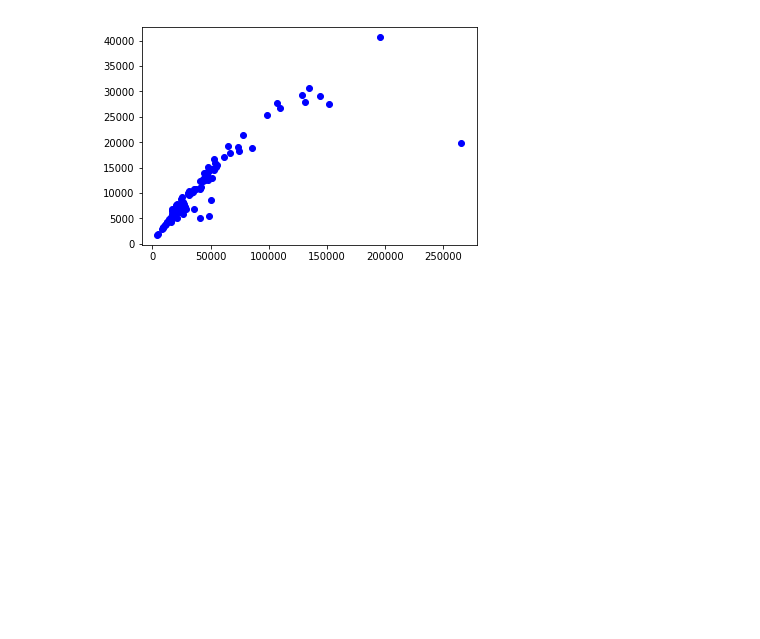
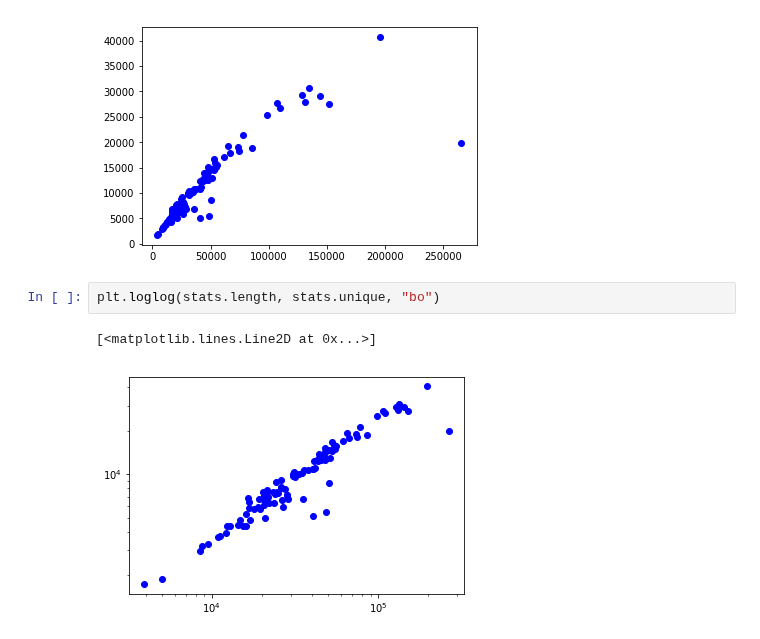
Before and after one commit to udaytak/Edx_PythonForResearch, a Jupyter notebook: 3_2 Case Study - Language Processing.ipynb, the cells around one changed output. Cells and saved outputs as stored; diff of their text form; blank space fills up the shorter version.

Commit message:
3.2.6 Plotting book Statistics

```diff
--- a/3_2 Case Study - Language Processing.ipynb
+++ b/3_2 Case Study - Language Processing.ipynb
@@ -421,3 +421,8 @@ plt.plot(stats.length, stats.unique, "bo")
 # %% [output]
 [<matplotlib.lines.Line2D at 0x...>]
 [figure]
+# %%
+plt.loglog(stats.length, stats.unique, "bo")
+# %% [output]
+[<matplotlib.lines.Line2D at 0x...>]
+[figure, added]
```
Also changed, not shown: parts of 3 cells of this notebook, 1 other file.
